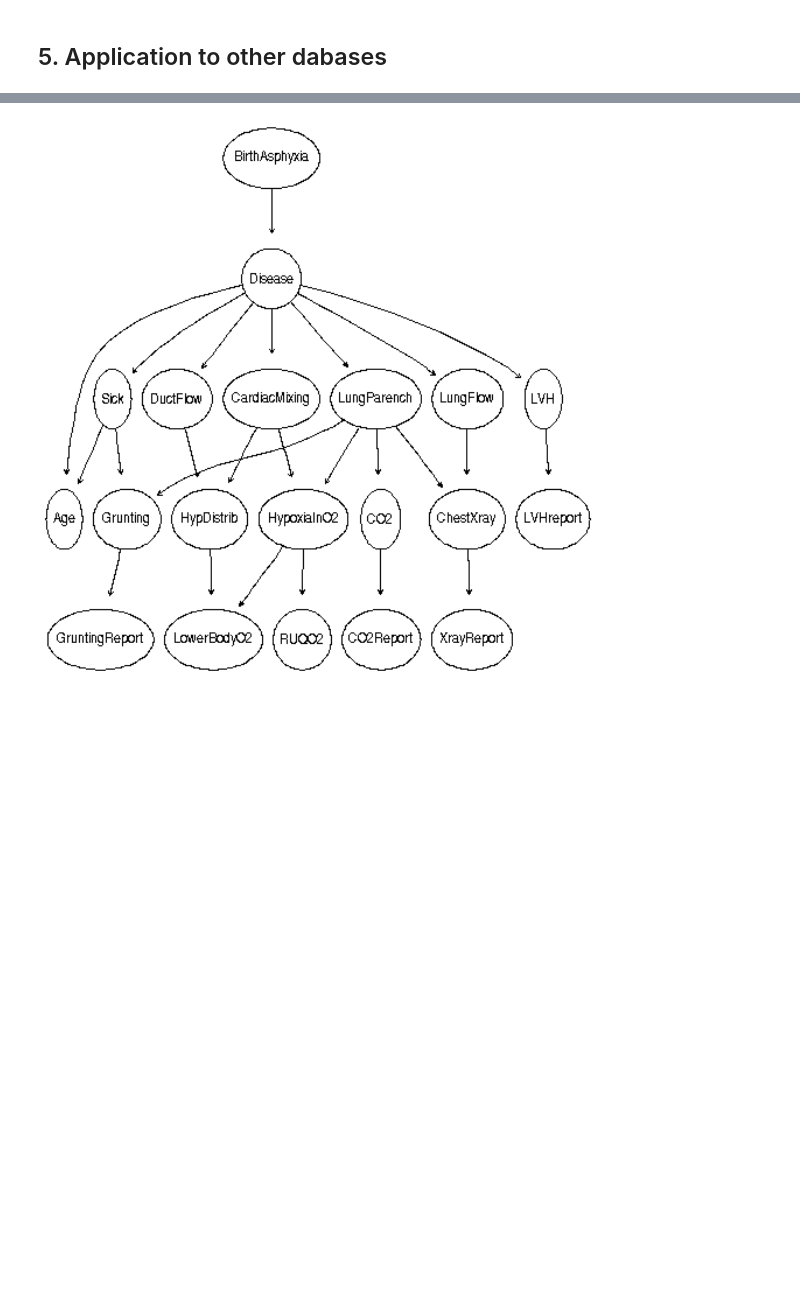
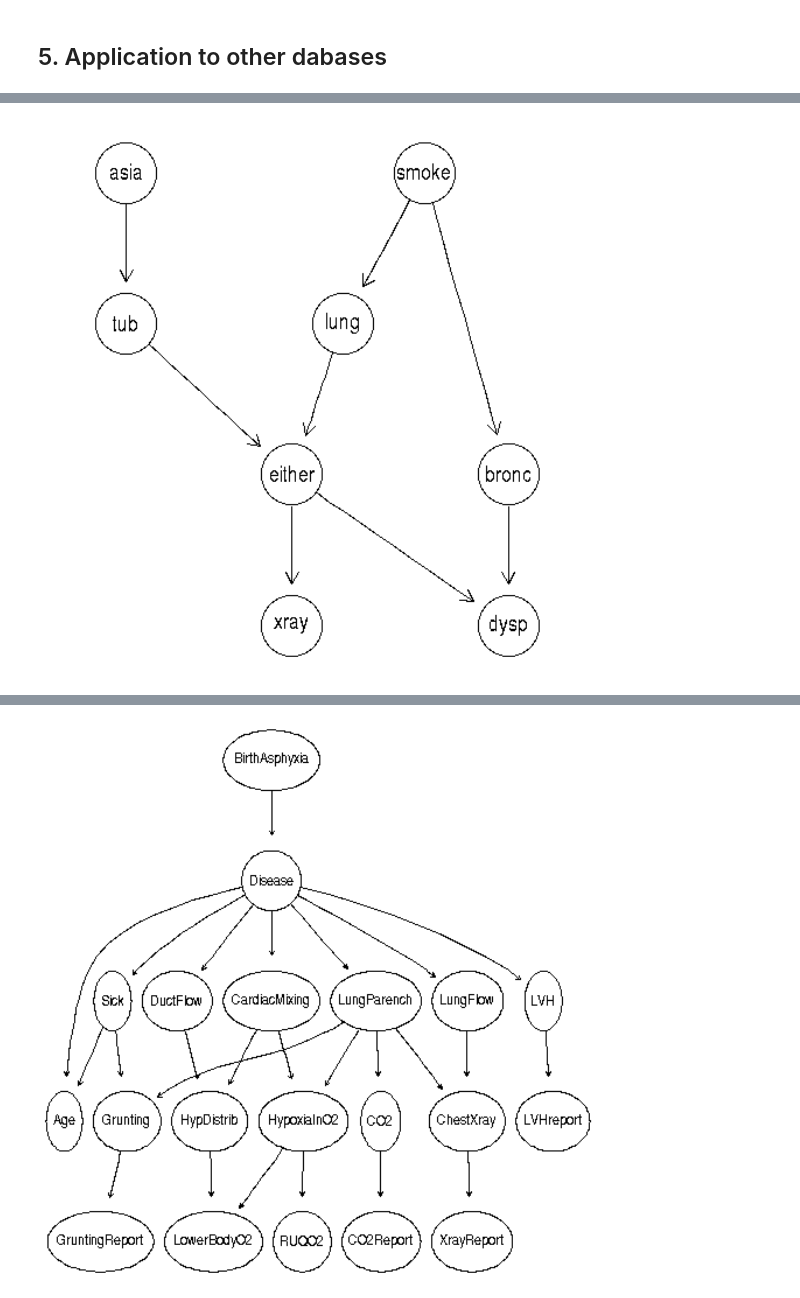
Before and after one commit to emabaci/Advanced-Statistics-Project, a Jupyter notebook: K2_Bayesian_Network.ipynb, the cells around one changed output, grey strips where cells are left out. Saved outputs shown, nothing was run; the diff lists cells and outputs as text; code cells hidden in the pictures; blank space fills up the shorter version.

Commit message:
add asia database + minor changes in the layout

```diff
--- a/K2_Bayesian_Network.ipynb
+++ b/K2_Bayesian_Network.ipynb
@@ -695,0 +710,4 @@ learned.net<- function(dataset){
+# %%
+display_png(file="figures/ASIA.png", width = 10*h, height =10*h )
+# %% [output]
+[figure, added]
```
Also changed, not shown: parts of 23 cells of this notebook, 2 other files.
